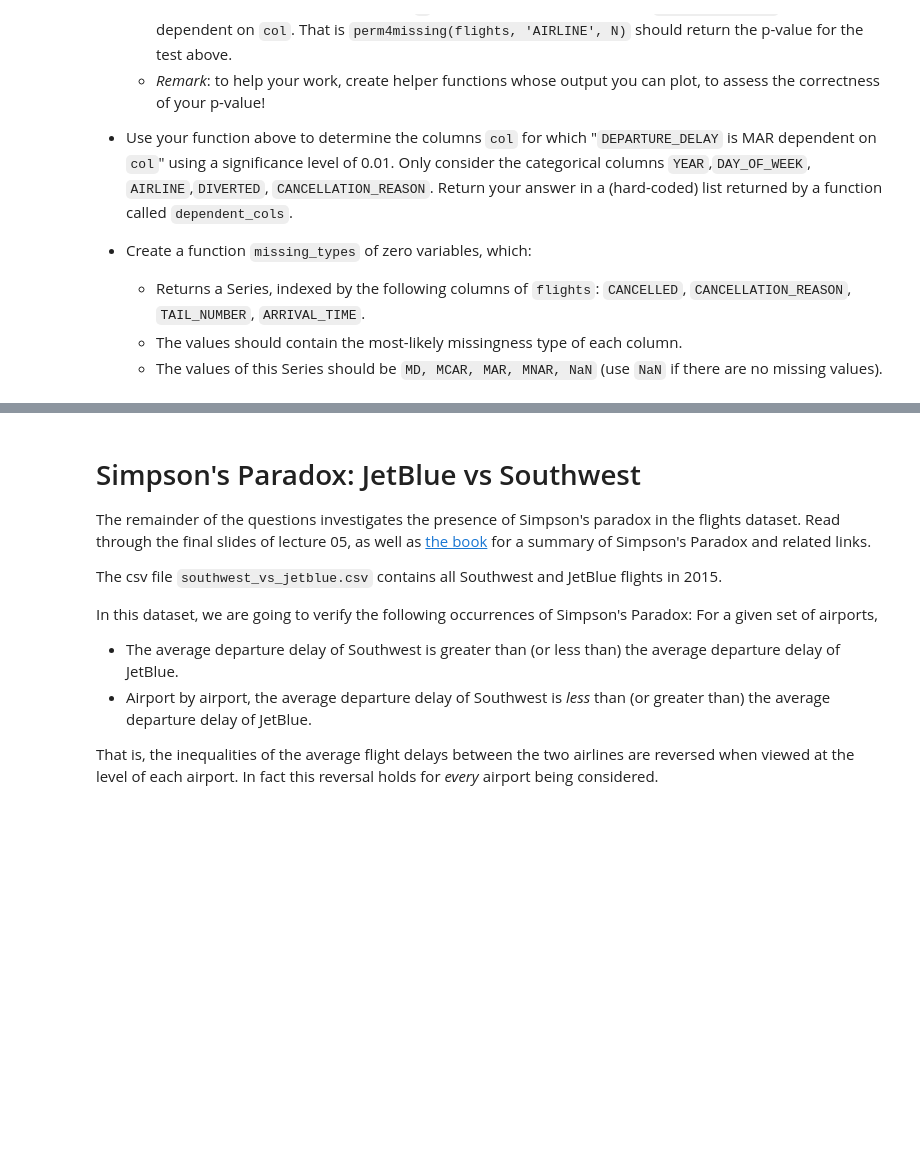
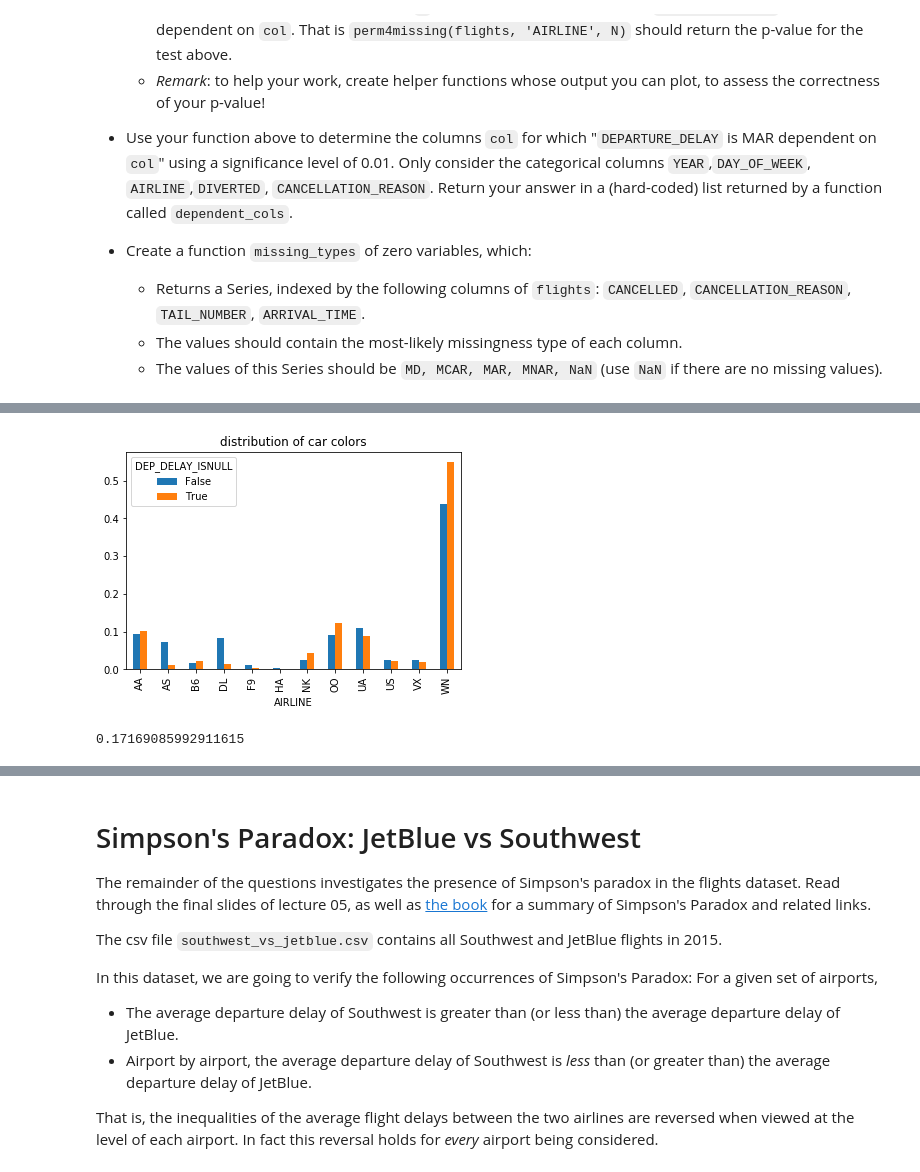
Before and after one commit to AECassAWei/dsc80-wi20, a Jupyter notebook: projects/project02/project02.ipynb, the cells around one changed output, grey strips where cells are left out. Cells and saved outputs as stored; diff of their text form; code cells hidden in the pictures; blank space fills up the shorter version.

```diff
--- a/projects/project02/project02.ipynb
+++ b/projects/project02/project02.ipynb
@@ -716,3 +702,7 @@ Now we'd like to determine missingness of the column `DEPARTURE_DELAY`. In parti
     - Returns a Series, indexed by the following columns of `flights`: `CANCELLED`, `CANCELLATION_REASON`, `TAIL_NUMBER`, `ARRIVAL_TIME`.
     - The values should contain the most-likely missingness type of each column.
     - The values of this Series should be `MD, MCAR, MAR, MNAR, NaN` (use `NaN` if there are no missing values).
+# %%
+flights_miss = flights.copy() # Deep copy
+flights_miss['DEP_DELAY_ISNULL'] = flights_miss['DEPARTURE_DELAY'].isnull()
+flights_miss[['DEPARTURE_DELAY', 'DEP_DELAY_ISNULL']].head()
@@ -718,0 +716,17 @@ Now we'd like to determine missingness of the column `DEPARTURE_DELAY`. In parti
+# %%
+emp_distributions = (
+    flights_miss
+    .pivot_table(index='AIRLINE', columns='DEP_DELAY_ISNULL', values=None, aggfunc='size')
+    .fillna(0)
+    .apply(lambda x:x/x.sum())
+    # .plot(title='distribution of car years by color=missing/not missing')
+)
+
+emp_distributions.plot(kind='bar', title='distribution of car colors');
+# %% [output]
+[figure, added]
+# %%
+observed_tvd = np.sum(np.abs(emp_distributions.diff(axis=1).iloc[:,-1])) / 2
+observed_tvd
+# %% [output]
+0.17169085992911615
```
Also changed, not shown: parts of 26 cells of this notebook, 3 other files.
